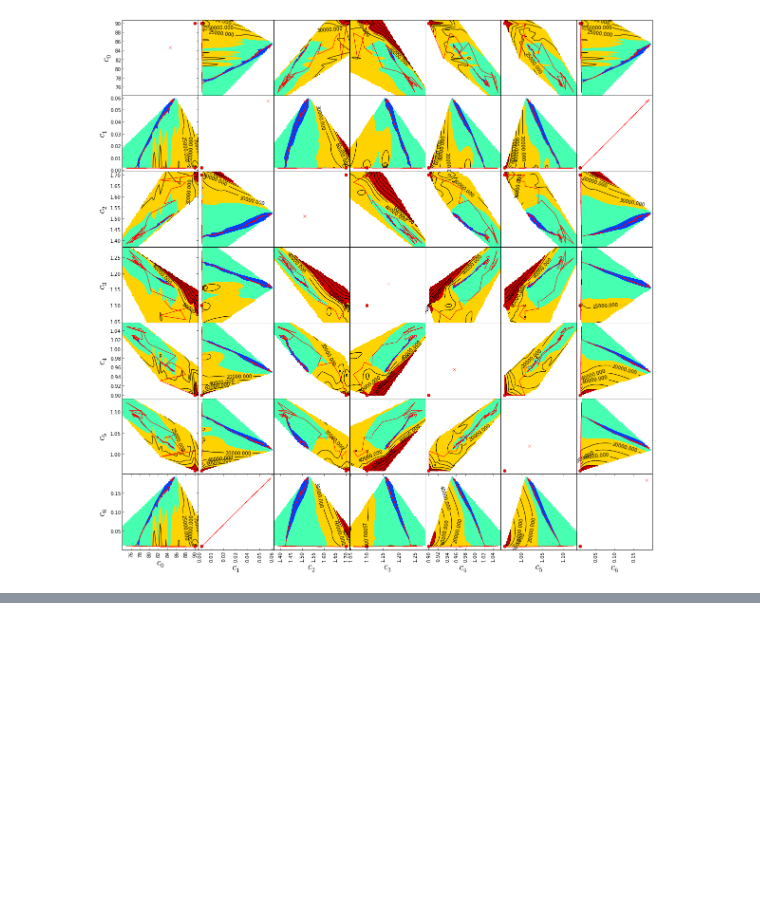
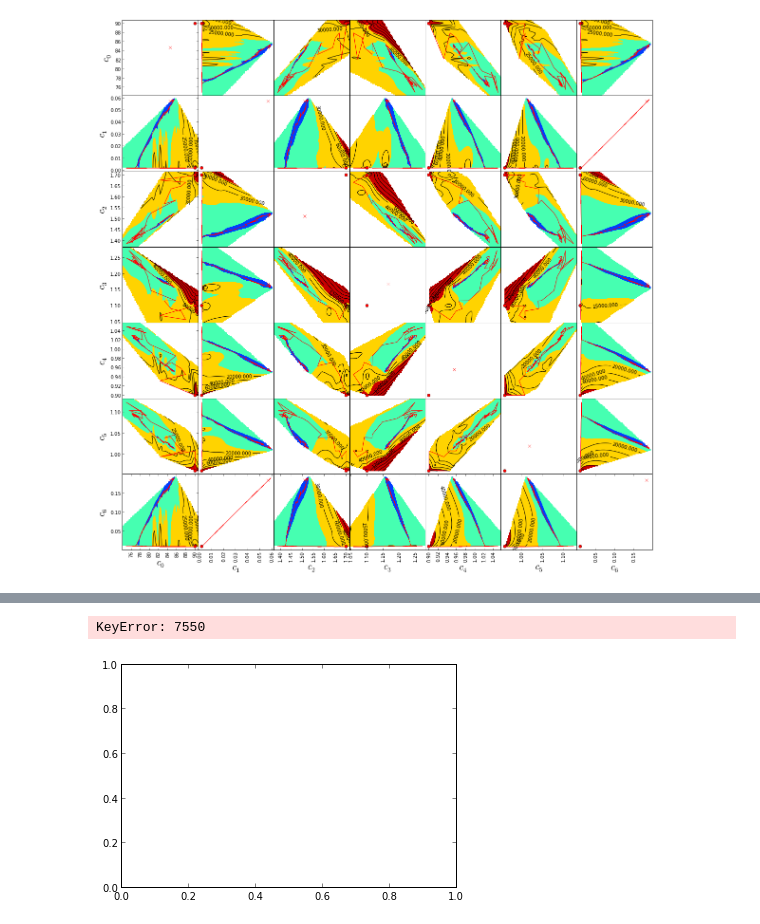
Before and after one commit to theosysbio/means, a Jupyter notebook: report/pipeline/Figure_inference_prototype.ipynb, the cells around one changed output, grey strips where cells are left out. Drawn from its saved outputs; the diff is of its cells as text; code cells hidden in the pictures; blank space fills up the shorter version.

Commit message:
CVODE fail for inference

```diff
--- a/report/pipeline/Figure_inference_prototype.ipynb
+++ b/report/pipeline/Figure_inference_prototype.ipynb
@@ -127,3 +128,17 @@ for i,parameter_y in enumerate(inference_result.problem.parameters):
             ax.xaxis.set_visible(False)
 # %% [output]
 [figure]
+# %%
+PARAMETERS_FROM_PAPER_RANGE = [(80.0, 90.0), (0.001, 0.003), (1.0, 2.0), (0.6, 1.8),
+                         (1.0, 1.5), (0.0, 1.5), (0.005, 0.015)]
+INITIAL_CONDITIONS_FROM_PAPER_RANGE = [(70.0, 70.0), (30.0, 30.0), (60.0, 60.0)]
+# %%
+inference_mea_with_restarts = means.InferenceWithRestarts(mea_problem,
+                                            10,
+                                PARAMETERS_FROM_PAPER_RANGE,
+                                INITIAL_CONDITIONS_FROM_PAPER_RANGE,
+                                variable_parameters=mea_problem.parameters, #{'c_0': ()'c_2':(0,10),'c_4':(0,10)},
+                                observed_trajectories=ssa_trajectories,
+                                distance_function_type='sum_of_squares')
+# %%
+inference_result_w_restarts = inference_mea_with_restarts.infer(number_of_processes=4, return_intermediate_solutions=True, return_distance_landscape=True)
@@ -129,0 +153,5 @@ for i,parameter_y in enumerate(inference_result.problem.parameters):
+# %%
+inference_result_w_restarts.plot_distance_landscape_projection('c_0', 'c_5')
+# %% [output]
+KeyError: 7550
+[figure, added]
```
Also changed, not shown: parts of 3 cells of this notebook.
